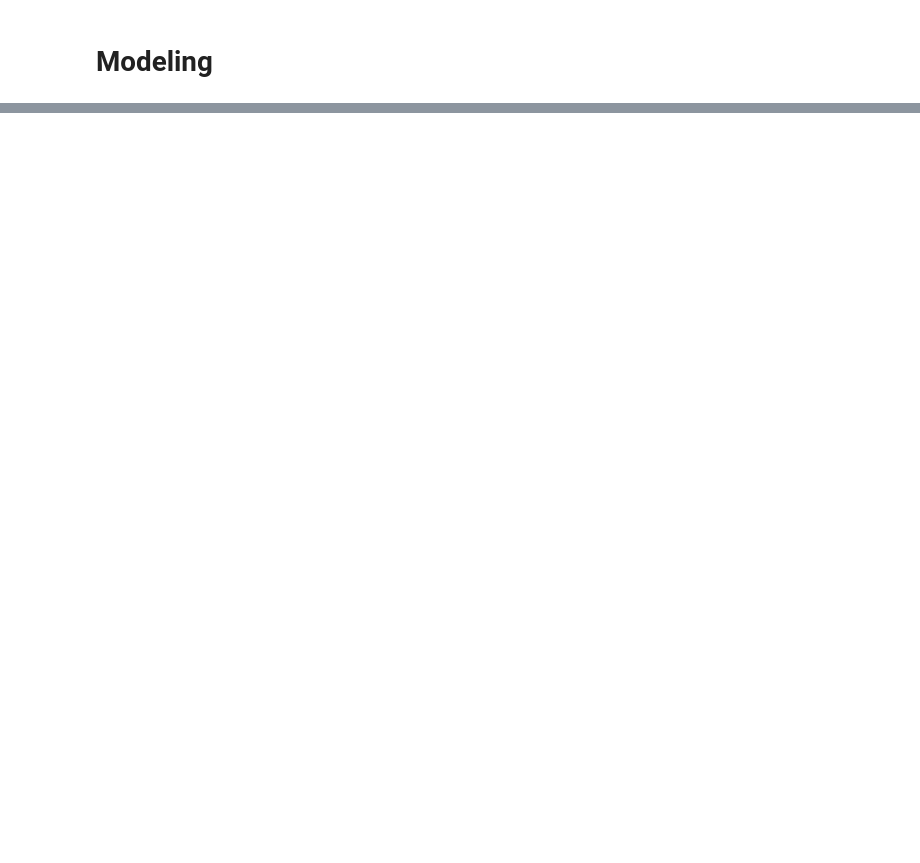
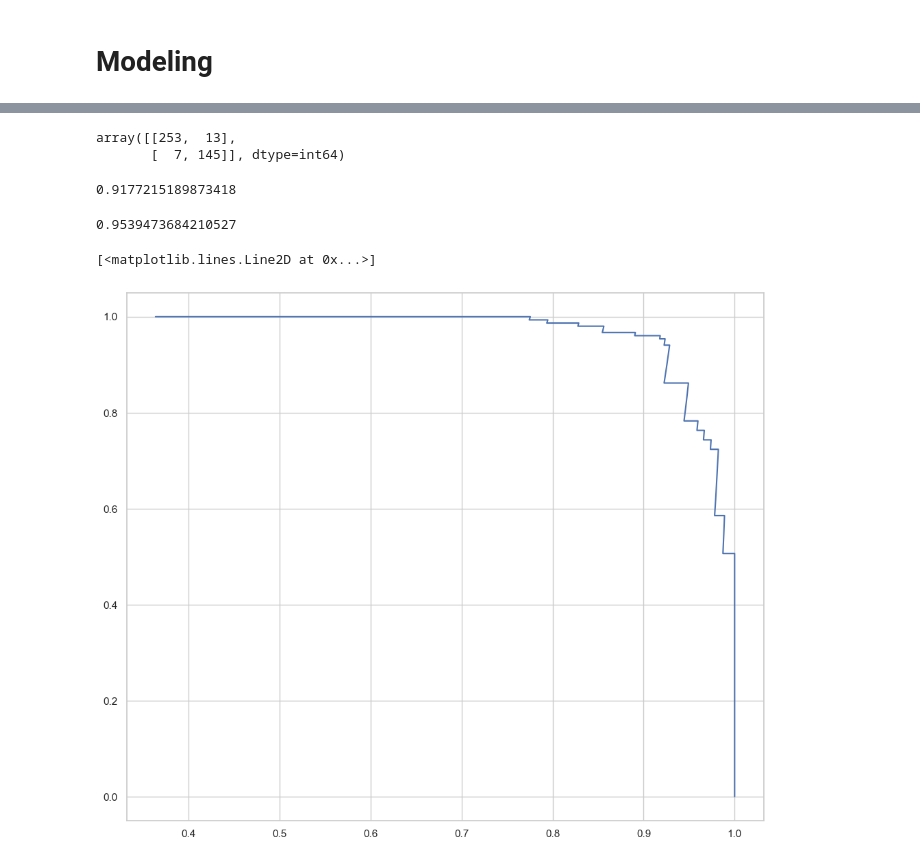
Before and after one commit to SahilLodha/AI_Classes_Notebooks, a Jupyter notebook: classical_ml/Section 02 - Logistic Regression/Logistic Regression.ipynb, the cells around one changed output, grey strips where cells are left out. Saved outputs shown, nothing was run; the diff lists cells and outputs as text; code cells hidden in the pictures; blank space fills up the shorter version.

```diff
--- a/classical_ml/Section 02 - Logistic Regression/Logistic Regression.ipynb
+++ b/classical_ml/Section 02 - Logistic Regression/Logistic Regression.ipynb
@@ -276,0 +264,3 @@ RFECV(cv=10, estimator=LogisticRegression(), scoring='accuracy')
+# %%
+predictions = rfecv.predict(test_df[cols])
+values = result_df.Survived
@@ -276,0 +269,22 @@ RFECV(cv=10, estimator=LogisticRegression(), scoring='accuracy')
+# %%
+confusion_matrix(values, predictions)
+# %% [output]
+array([[253,  13],
+       [  7, 145]], dtype=int64)
+# %%
+precision_score(values, predictions)
+# %% [output]
+0.9177215189873418
+# %%
+recall_score(values, predictions)
+# %% [output]
+0.9539473684210527
+# %%
+precision, recall, _ = precision_recall_curve(values, rfecv.predict_proba(test_df[cols])[:,1])
+# %%
+from matplotlib import pyplot as plt
+
+plt.plot(precision, recall)
+# %% [output]
+[<matplotlib.lines.Line2D at 0x...>]
+[figure, added]
```
Also changed, not shown: parts of 12 cells of this notebook.
